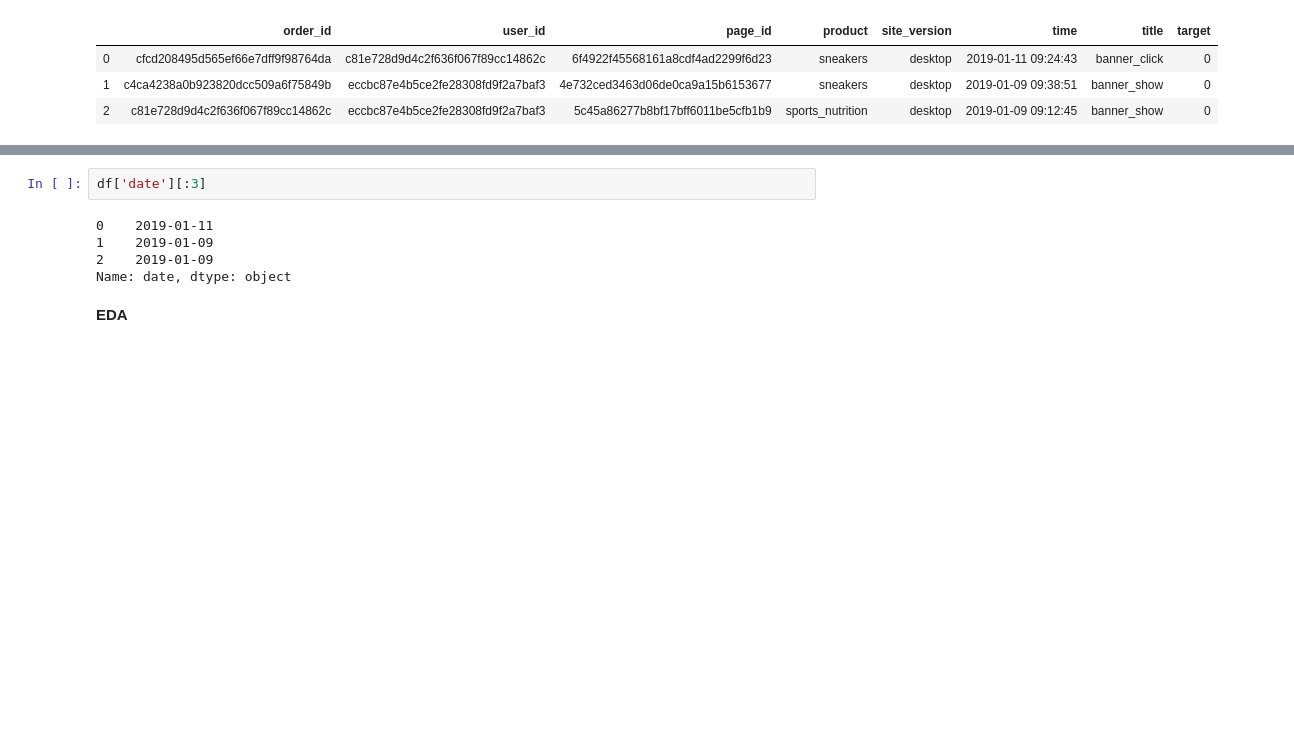
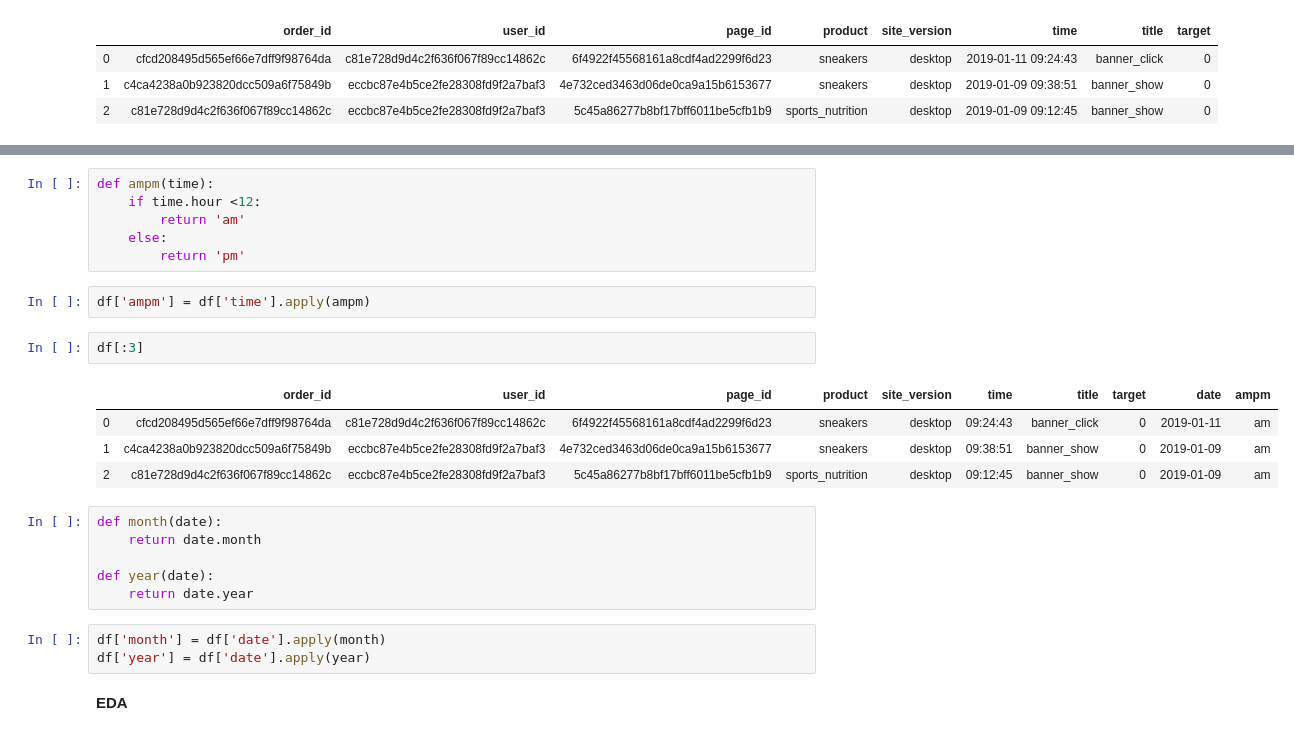
Before and after one commit to catymiao/Marketing-Analystics-Project, a Jupyter notebook: ABTestProject.ipynb, the cells around one changed output, grey strips where cells are left out. Saved outputs shown, nothing was run; the diff lists cells and outputs as text; blank space fills up the shorter version.

```diff
--- a/ABTestProject.ipynb
+++ b/ABTestProject.ipynb
@@ -40,10 +49,27 @@ df['date']= pd.to_datetime(df['time']).dt.date
+# %%
+def ampm(time):
+    if time.hour <12:
+        return 'am'
+    else:
+        return 'pm'
+# %%
+df['ampm'] = df['time'].apply(ampm)
 # %%
-df['date'][:3]
+df[:3]
 # %% [output]
-0    2019-01-11
-1    2019-01-09
-2    2019-01-09
-Name: date, dtype: object
+|  | order_id | user_id | page_id | product | site_version | time | title | target | date | ampm |
+| 0 | cfcd208495d565ef66e7dff9f98764da | c81e728d9d4c2f636f067f89cc14862c | 6f4922f45568161a8cdf4ad2299f6d23 | sneakers | desktop | 09:24:43 | banner_click | 0 | 2019-01-11 | am |
+| 1 | c4ca4238a0b923820dcc509a6f75849b | eccbc87e4b5ce2fe28308fd9f2a7baf3 | 4e732ced3463d06de0ca9a15b6153677 | sneakers | desktop | 09:38:51 | banner_show | 0 | 2019-01-09 | am |
+| 2 | c81e728d9d4c2f636f067f89cc14862c | eccbc87e4b5ce2fe28308fd9f2a7baf3 | 5c45a86277b8bf17bff6011be5cfb1b9 | sports_nutrition | desktop | 09:12:45 | banner_show | 0 | 2019-01-09 | am |
+# %%
+def month(date):
+    return date.month
+
+def year(date):
+    return date.year
+# %%
+df['month'] = df['date'].apply(month)
+df['year'] = df['date'].apply(year)
 # %% [markdown]
 **EDA**
 # %%
```
Also changed, not shown: parts of 15 cells of this notebook.
